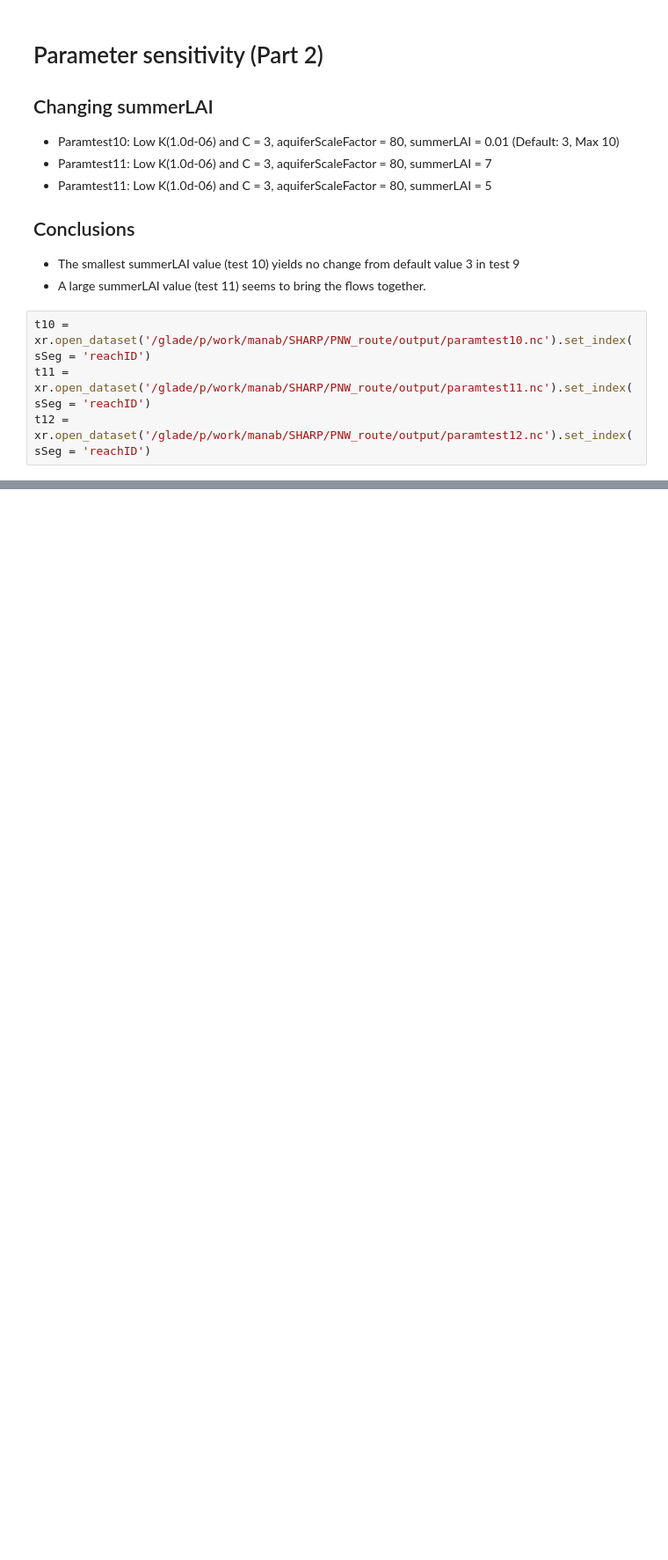
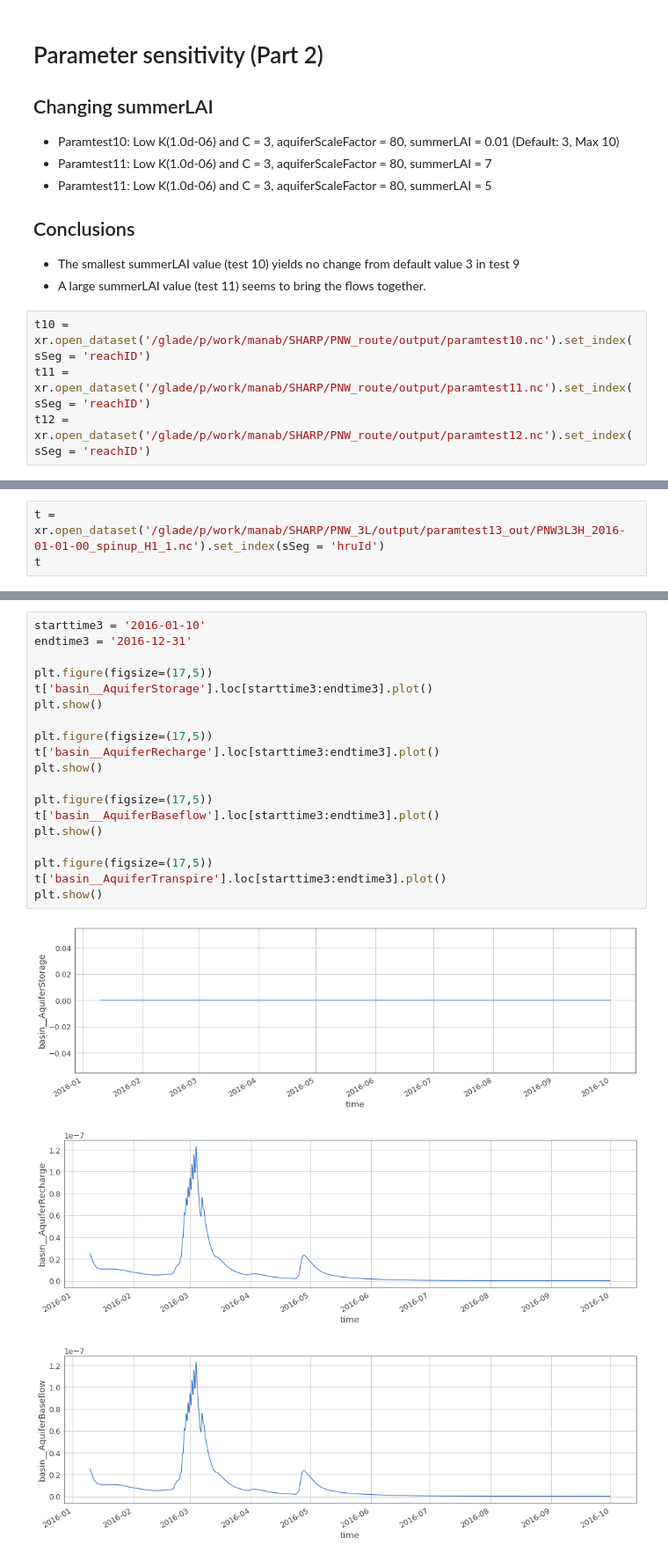
Before and after one commit to hydrofcst/luit, a Jupyter notebook: bigBucktparametersensitivity.ipynb, the cells around one changed output, grey strips where cells are left out. Shown at 88% size. Cells and saved outputs as stored; diff of their text form; blank space fills up the shorter version.

Commit message:
Notebook for a single run with baseflow, recharge etc.)

```diff
--- a/bigBucktparametersensitivity.ipynb
+++ b/bigBucktparametersensitivity.ipynb
@@ -308,0 +307,3 @@ plt.show()
+# %%
+t = xr.open_dataset('/glade/p/work/manab/SHARP/PNW_3L/output/paramtest13_out/PNW3L3H_2016-01-01-00_spinup_H1_1.nc').set_index(sSeg = 'hruId')
+t
@@ -308,0 +328,23 @@ plt.show()
+# %%
+starttime3 = '2016-01-10'
+endtime3 = '2016-12-31'
+
+plt.figure(figsize=(17,5))
+t['basin__AquiferStorage'].loc[starttime3:endtime3].plot()
+plt.show()
+
+plt.figure(figsize=(17,5))
+t['basin__AquiferRecharge'].loc[starttime3:endtime3].plot()
+plt.show()
+
+plt.figure(figsize=(17,5))
+t['basin__AquiferBaseflow'].loc[starttime3:endtime3].plot()
+plt.show()
+
+plt.figure(figsize=(17,5))
+t['basin__AquiferTranspire'].loc[starttime3:endtime3].plot()
+plt.show()
+# %% [output]
+[figure, added]
+[figure, added]
+[figure, added]
```
Also changed, not shown: parts of 4 cells of this notebook, 5 other files.
